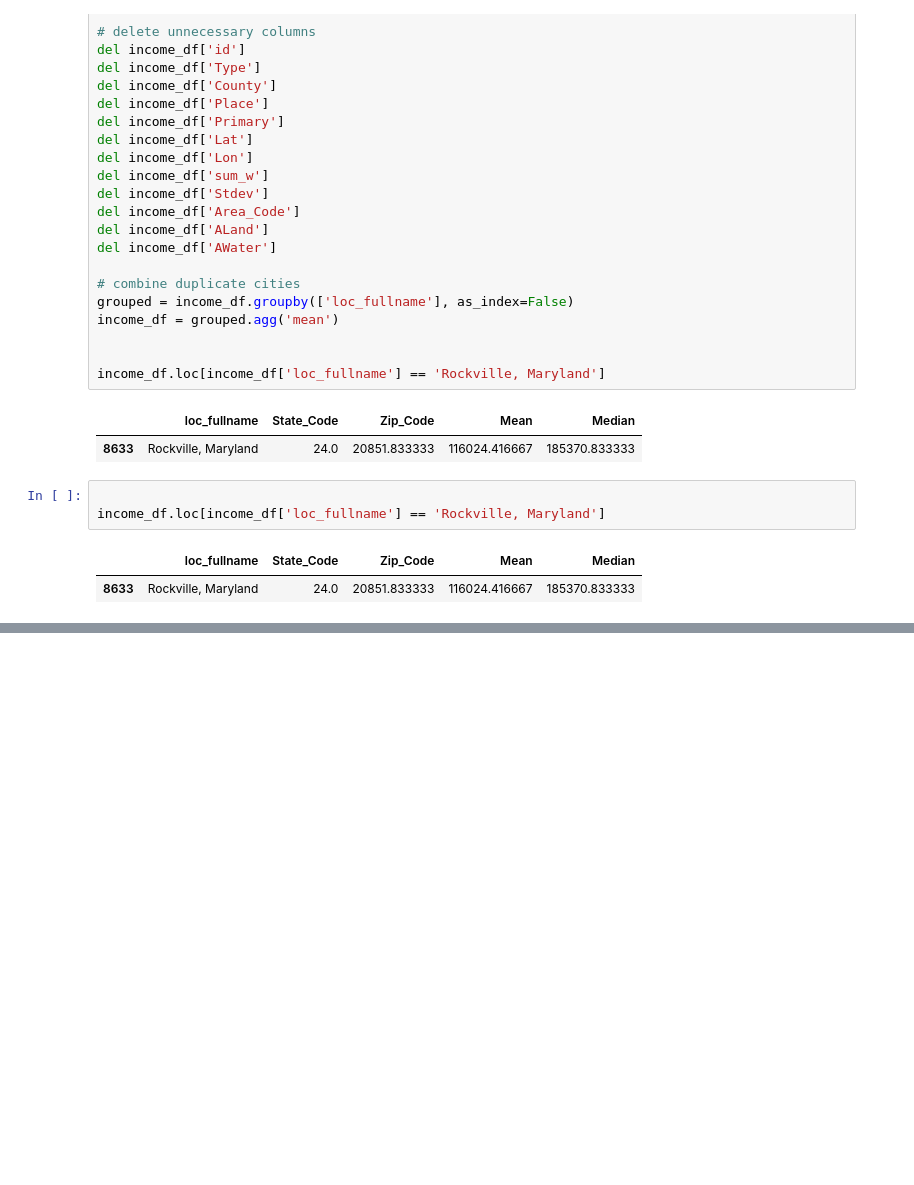
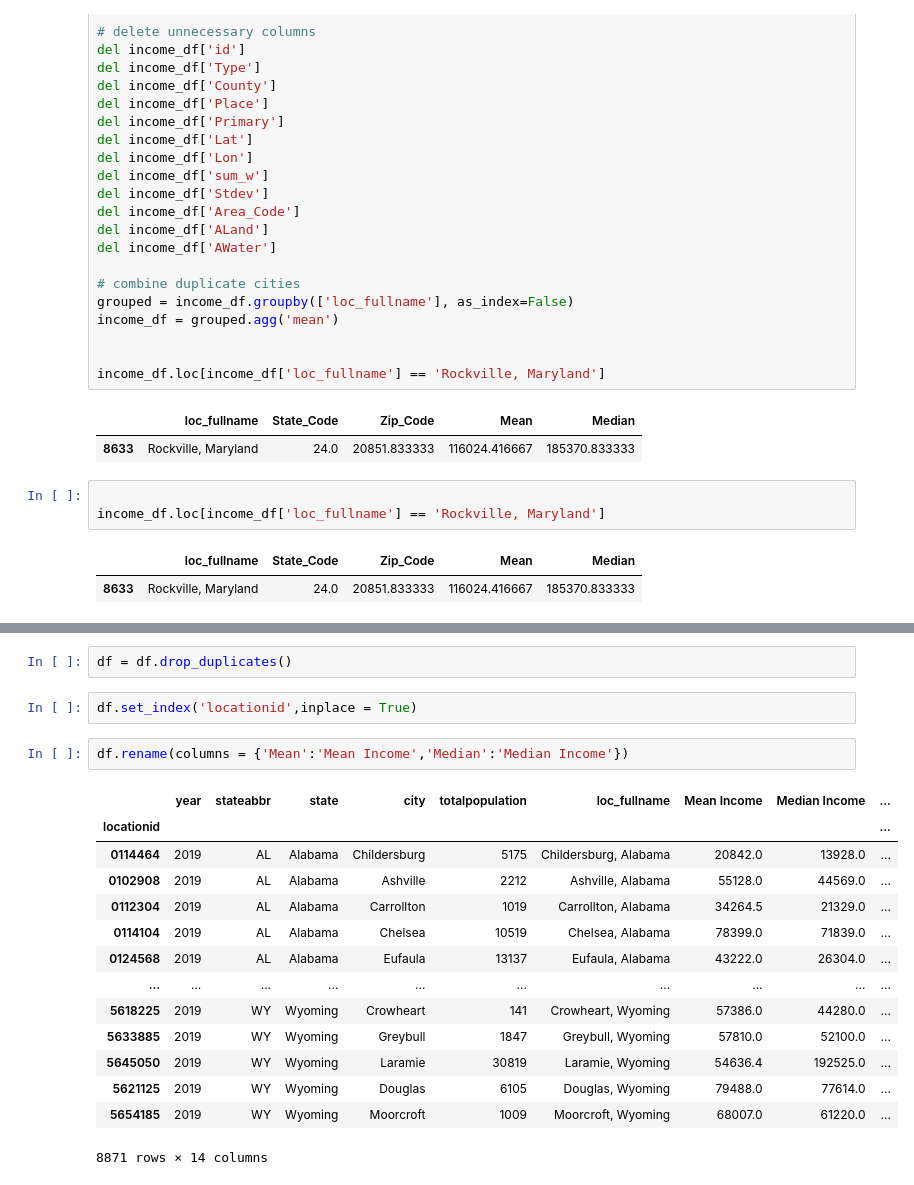
Before and after one commit to Dlp565/Dlp565.github.io, a Jupyter notebook: Final Project.ipynb, the cells around one changed output, grey strips where cells are left out. Saved outputs shown, nothing was run; the diff lists cells and outputs as text; blank space fills up the shorter version.

Commit message:
Renamed income columns

```diff
--- a/Final Project.ipynb
+++ b/Final Project.ipynb
@@ -190,0 +170,21 @@ df
+# %%
+df = df.drop_duplicates()
+# %%
+df.set_index('locationid',inplace = True)
+# %%
+df.rename(columns = {'Mean':'Mean Income','Median':'Median Income'})
+# %% [output]
+|  | year | stateabbr | state | city | totalpopulation | loc_fullname | Mean Income | Median Income | ... |
+| locationid |  |  |  |  |  |  |  |  | ... |
+| 0114464 | 2019 | AL | Alabama | Childersburg | 5175 | Childersburg, Alabama | 20842.0 | 13928.0 | ... |
+| 0102908 | 2019 | AL | Alabama | Ashville | 2212 | Ashville, Alabama | 55128.0 | 44569.0 | ... |
+| 0112304 | 2019 | AL | Alabama | Carrollton | 1019 | Carrollton, Alabama | 34264.5 | 21329.0 | ... |
+| 0114104 | 2019 | AL | Alabama | Chelsea | 10519 | Chelsea, Alabama | 78399.0 | 71839.0 | ... |
+| 0124568 | 2019 | AL | Alabama | Eufaula | 13137 | Eufaula, Alabama | 43222.0 | 26304.0 | ... |
+| ... | ... | ... | ... | ... | ... | ... | ... | ... | ... |
+| 5618225 | 2019 | WY | Wyoming | Crowheart | 141 | Crowheart, Wyoming | 57386.0 | 44280.0 | ... |
+| 5633885 | 2019 | WY | Wyoming | Greybull | 1847 | Greybull, Wyoming | 57810.0 | 52100.0 | ... |
+| 5645050 | 2019 | WY | Wyoming | Laramie | 30819 | Laramie, Wyoming | 54636.4 | 192525.0 | ... |
+| 5621125 | 2019 | WY | Wyoming | Douglas | 6105 | Douglas, Wyoming | 79488.0 | 77614.0 | ... |
+| 5654185 | 2019 | WY | Wyoming | Moorcroft | 1009 | Moorcroft, Wyoming | 68007.0 | 61220.0 | ... |
+8871 rows × 14 columns
```
Also changed, not shown: parts of 15 cells of this notebook.
